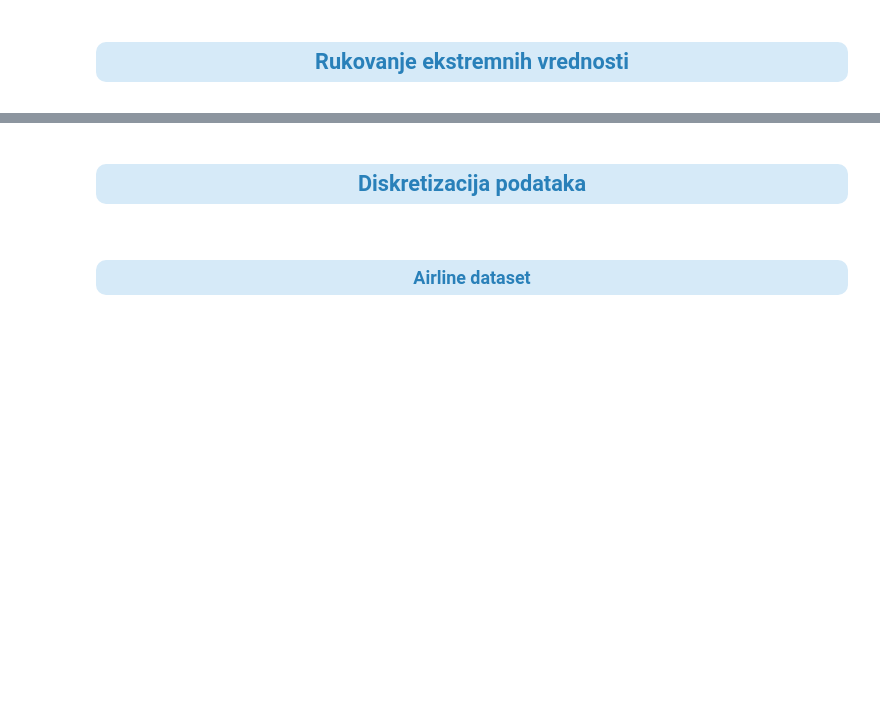
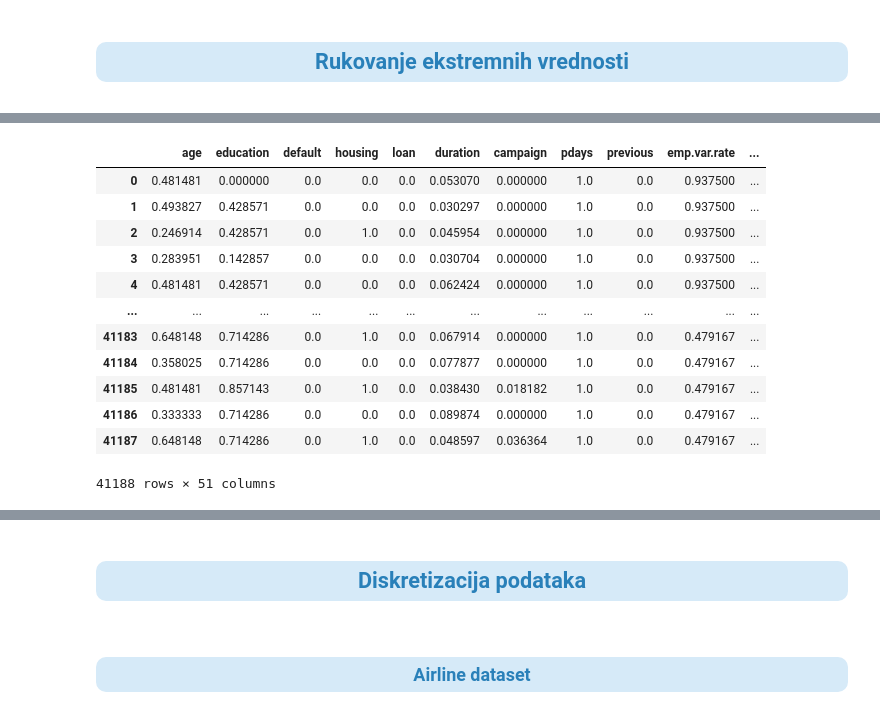
Before and after one commit to ratep99/data-transformation, a Jupyter notebook: Transformacija podataka - Prakticni deo.ipynb, the cells around one changed output, grey strips where cells are left out. Cells and saved outputs as stored; diff of their text form; code cells hidden in the pictures; blank space fills up the shorter version.

```diff
--- a/Transformacija podataka - Prakticni deo.ipynb
+++ b/Transformacija podataka - Prakticni deo.ipynb
@@ -1086,14 +469,11 @@ Tehnike normalizacije podataka</h3>
 # Normalizovanje podataka MinMaxScaler-om
 from sklearn.preprocessing import MinMaxScaler
 
-def normalize_data(df,output):
+def normalize_data(df,target_col):
     scaler = MinMaxScaler()
-    normalized_df = (
-        df.drop(columns=[output])
-        .pipe(lambda df: pd.DataFrame(scaler.fit_transform(df), columns=df.columns))
-        .assign(y=df[output])
-    )
-    return normalized_df
+    features_to_normalize = [col for col in df.columns if col != target_col]
+    df[features_to_normalize] = scaler.fit_transform(df[features_to_normalize])
+    return df
 # %%
 # Normalizovanje podataka MaxAbsScaler-om
 from sklearn.preprocessing import MaxAbsScaler
@@ -1150,11 +527,11 @@ Normalizovanje Bank dataseta</h3>
 # Primena MinMaxScalera na bank datasetu
 
 # Kombinovano enkodiranje
-normalized_bank_mix = normalize_data(bankDataset_MixEncoding,'y')
+normalised_bank_mix = normalize_data(bankDataset_MixEncoding,'y')
 # LabelEncoder
-normalized_bank_le = normalize_data(bankDataset_LabelEncoding,'y')
+normalised_bank_le = normalize_data(bankDataset_LabelEncoding,'y')
 # OneHotEncoder
-normalized_bank_oh = normalize_data(bankDataset_OneHotEncoding,'y')
+normalised_bank_oh = normalize_data(bankDataset_OneHotEncoding,'y')
 # %% [markdown]
 <div style="border-radius:10px;
             background-color:#D6EAF8;
@@ -2064,0 +798,15 @@ def HistPlot(df):
+# %%
+# Funckija za imputaciju outliera
+def impute_outliers(df,output):
+    q1 = df.quantile(0.25)
+    q3 = df.quantile(0.75)
+    iqr = q3 - q1
+    LT = q1 - 1.5*iqr
+    UT = q3 + 1.5*iqr
+    features_to_imputate = [col for col in df.columns if col != output]
+    for column in features_to_imputate:
+        col_mean = df[column].mean()
+        df[column] = df[column].clip(lower=LT[column], upper=UT[column])
+        outliers = (df[column] < LT[column]) | (df[column] > UT[column])
+        df.loc[outliers, column] = col_mean
+    return df
@@ -2094,0 +869,16 @@ for col in outliers_Bank:
+# %%
+impute_outliers(normalised_bank_mix_io,'y')
+# %% [output]
+|  | age | education | default | housing | loan | duration | campaign | pdays | previous | emp.var.rate | ... |
+| 0 | 0.481481 | 0.000000 | 0.0 | 0.0 | 0.0 | 0.053070 | 0.000000 | 1.0 | 0.0 | 0.937500 | ... |
+| 1 | 0.493827 | 0.428571 | 0.0 | 0.0 | 0.0 | 0.030297 | 0.000000 | 1.0 | 0.0 | 0.937500 | ... |
+| 2 | 0.246914 | 0.428571 | 0.0 | 1.0 | 0.0 | 0.045954 | 0.000000 | 1.0 | 0.0 | 0.937500 | ... |
+| 3 | 0.283951 | 0.142857 | 0.0 | 0.0 | 0.0 | 0.030704 | 0.000000 | 1.0 | 0.0 | 0.937500 | ... |
+| 4 | 0.481481 | 0.428571 | 0.0 | 0.0 | 0.0 | 0.062424 | 0.000000 | 1.0 | 0.0 | 0.937500 | ... |
+| ... | ... | ... | ... | ... | ... | ... | ... | ... | ... | ... | ... |
+| 41183 | 0.648148 | 0.714286 | 0.0 | 1.0 | 0.0 | 0.067914 | 0.000000 | 1.0 | 0.0 | 0.479167 | ... |
+| 41184 | 0.358025 | 0.714286 | 0.0 | 0.0 | 0.0 | 0.077877 | 0.000000 | 1.0 | 0.0 | 0.479167 | ... |
+| 41185 | 0.481481 | 0.857143 | 0.0 | 1.0 | 0.0 | 0.038430 | 0.018182 | 1.0 | 0.0 | 0.479167 | ... |
+| 41186 | 0.333333 | 0.714286 | 0.0 | 0.0 | 0.0 | 0.089874 | 0.000000 | 1.0 | 0.0 | 0.479167 | ... |
+| 41187 | 0.648148 | 0.714286 | 0.0 | 1.0 | 0.0 | 0.048597 | 0.036364 | 1.0 | 0.0 | 0.479167 | ... |
+41188 rows × 51 columns
```
Also changed, not shown: parts of 142 cells of this notebook.
